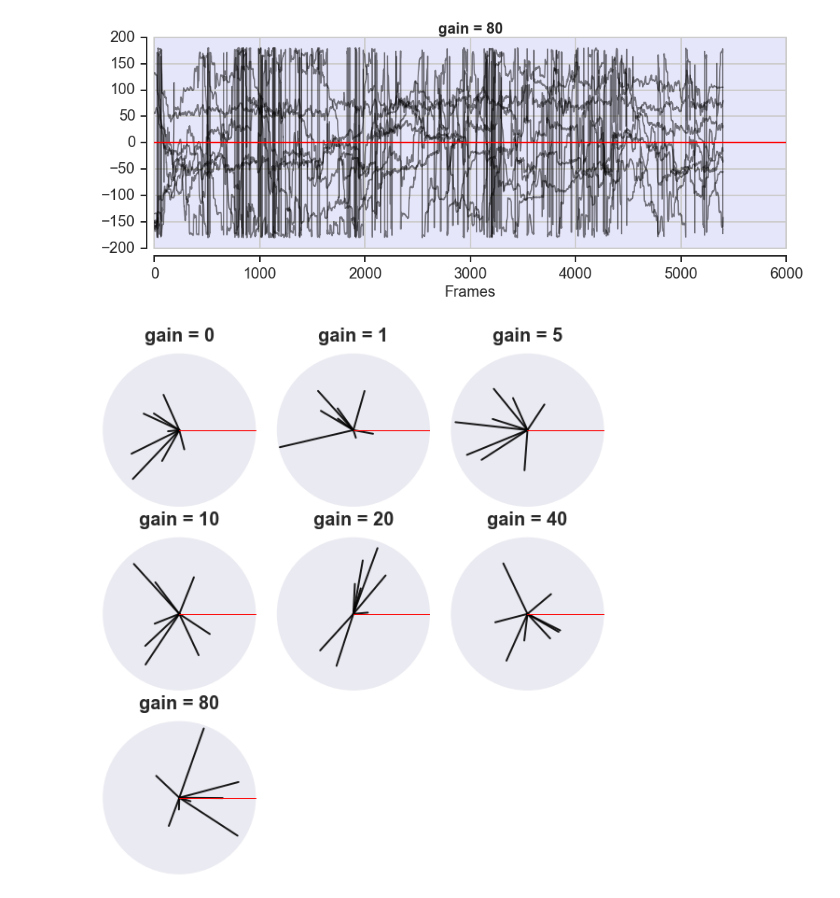
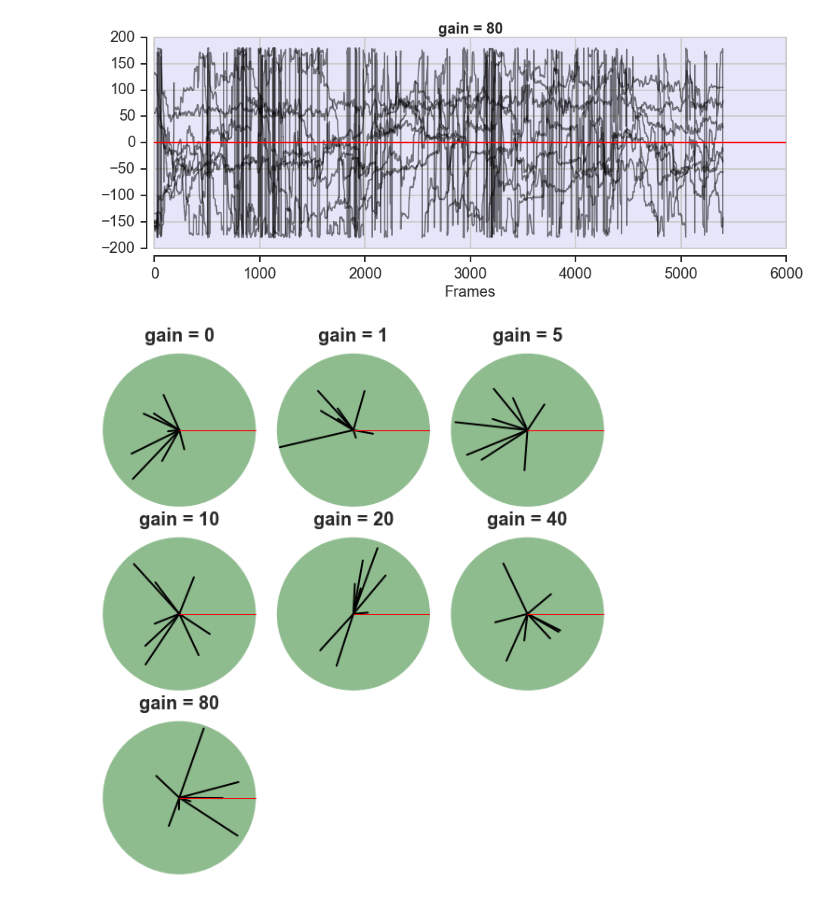
Before and after one commit to f-ponce/vdesert_pipeline, a Jupyter notebook: VD_090319.ipynb, the cells around one changed output. Drawn from its saved outputs; the diff is of its cells as text; code cells hidden in the pictures.

```diff
--- a/VD_090319.ipynb
+++ b/VD_090319.ipynb
@@ -776,8 +776,8 @@ for j in [0,1,2,3,4,5,6]:
         #plt.hist(allangles_vf[i][all_start_frames_sort[i][j]:all_end_frames_sort[i][j]],  alpha = 0.5,\
                # bins=[-180, -135, -90, -45, 0, 45, 90, 135, 180], normed=True, color='steelblue')
 
-        savefigdir = '/Users/fponce/Documents/vdesert/VD_090319/'
-        fig.savefig(savefigdir+exp+'_density_'+str(j)+'.pdf')  #bbox_inches='tight'
+#         savefigdir = '/Users/fponce/Documents/vdesert/VD_090319/'
+#         fig.savefig(savefigdir+exp+'_density_'+str(j)+'.pdf')  #bbox_inches='tight'
 # %% [output]
 [figure]
 [figure]
@@ -867,35 +867,35 @@ for j in axisorder:
     for i in range(len(all_circmeans_vf)):
         cms = all_circmeans_vf[i][j]
         cvs = all_circvars_vf[i][j]
-        axs[axisorder[j]].plot((0, cms), ( 0, cvs), alpha = 0.9, color = 'k', linewidth =2)#, s = 30, alpha = 0.9, color = 'k')
+        axs[axisorder[j]].plot((0, cms), ( 0, cvs), alpha = 1, color = 'k', linewidth =2)#, s = 30, alpha = 0.9, color = 'k')
         axs[axisorder[j]].plot((0, 0), ( 0, 1), alpha = 0.9, color = 'r', linewidth =1)
         #axs[axisorder[j]].arrow(0,0,cms, cvs, color = 'k', alpha = 1, width = 0.000005,edgecolor = 'black', facecolor = 'k', lw = 2)
         axs[axisorder[j]].grid(False)
         axs[axisorder[j]].set_yticks([])
         axs[axisorder[j]].set_xticks([])
         axs[axisorder[j]].spines['polar'].set_visible(False)
         axs[axisorder[j]].set_rlim(0,1)
         axs[axisorder[j]].set_title('gain = '+str(g[j]),fontsize = 20, fontweight='bold')
-        #axs[axisorder[j]].patch.set_facecolor(bckclr_labels[j])
+        axs[axisorder[j]].patch.set_facecolor('darkseagreen')
         axs[axisorder[j]].xaxis.set_tick_params(labelsize=15)
 
 axs[7].grid(False)
 axs[7].set_yticks([])
 axs[7].set_xticks([])
 axs[7].spines['polar'].set_visible(False)
 axs[7].set_rlim(0,1)
 axs[7].patch.set_facecolor('white')
 axs[7].xaxis.set_tick_params(labelsize=15)
 
 axs[8].grid(False)
 axs[8].set_yticks([])
 axs[8].set_xticks([])
 axs[8].spines['polar'].set_visible(False)
 axs[8].set_rlim(0,1)
 axs[8].patch.set_facecolor('white')
 axs[8].xaxis.set_tick_params(labelsize=15)
 
-savefigdir = '/Users/fponce/Documents/vdesert/VD_090319/'
-fig.savefig(savefigdir+exp+'_cicmeans_'+str(j)+'.pdf')  #bbox_inches='tight'
+# savefigdir = '/Users/fponce/Documents/vdesert/VD_090319/'
+# fig.savefig(savefigdir+exp+'_cicmeans_'+str(j)+'.pdf')  #bbox_inches='tight'
 # %% [output]
-[figure, old version]
+[figure, new version]
```
Also changed, not shown: 2 other files.
